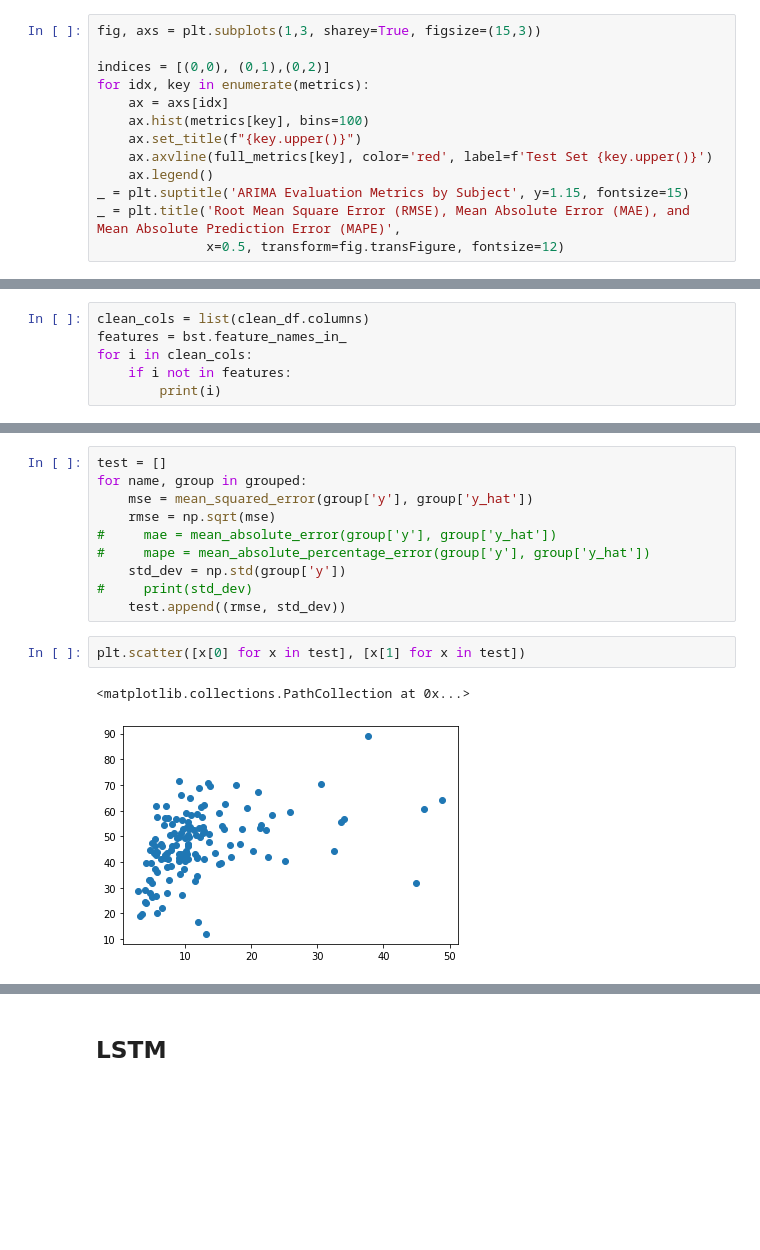
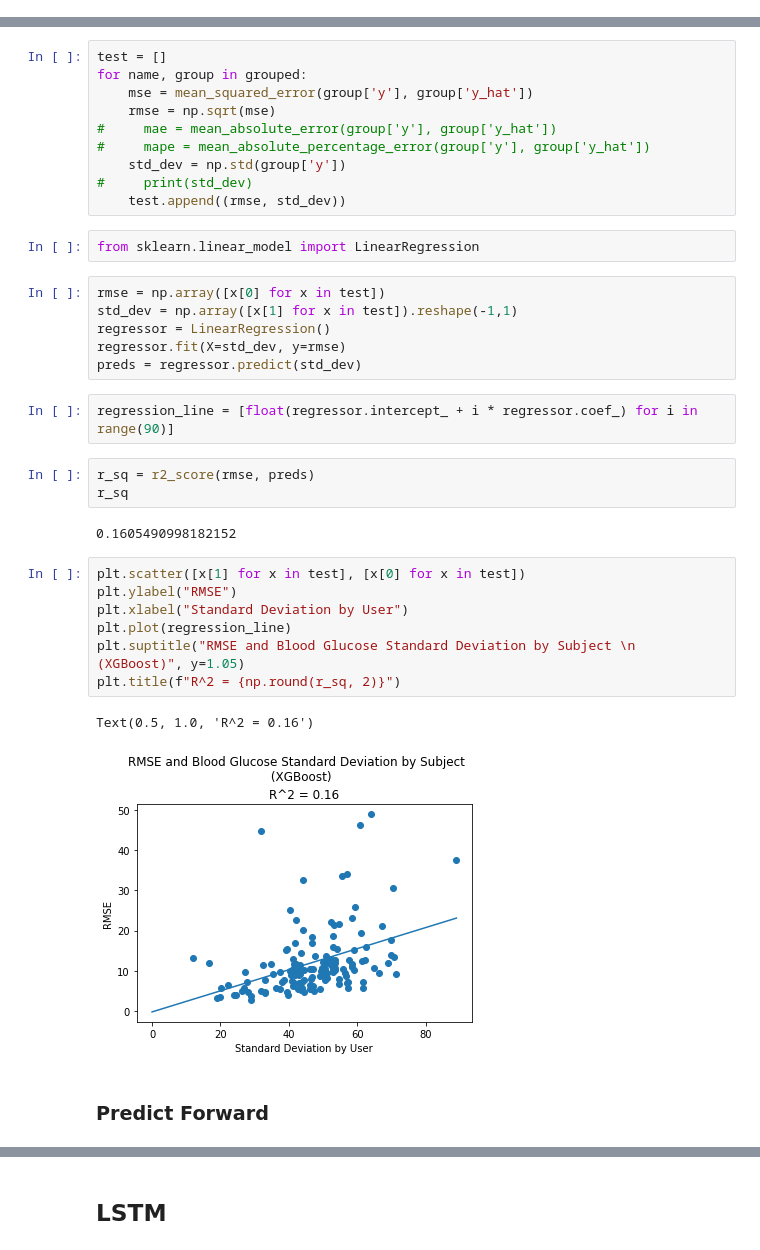
Before and after one commit to Spencer-Weston/BGPredict, a Jupyter notebook: bgpredict/Notebooks/MetricCalculation.ipynb, the cells around one changed output, grey strips where cells are left out. Drawn from its saved outputs; the diff is of its cells as text; blank space fills up the shorter version.

Commit message:
Save current MetricCalculation notebook and preparations for XGboost with held out subjects

```diff
--- a/bgpredict/Notebooks/MetricCalculation.ipynb
+++ b/bgpredict/Notebooks/MetricCalculation.ipynb
@@ -187,13 +188,0 @@ for i, j in enumerate(metrics):
-# %%
-fig, axs = plt.subplots(1,3, sharey=True, figsize=(15,3))
-
-indices = [(0,0), (0,1),(0,2)]
-for idx, key in enumerate(metrics):
-    ax = axs[idx]
-    ax.hist(metrics[key], bins=100)
-    ax.set_title(f"{key.upper()}")
-    ax.axvline(full_metrics[key], color='red', label=f'Test Set {key.upper()}')
-    ax.legend()
-_ = plt.suptitle('ARIMA Evaluation Metrics by Subject', y=1.15, fontsize=15)
-_ = plt.title('Root Mean Square Error (RMSE), Mean Absolute Error (MAE), and Mean Absolute Prediction Error (MAPE)',
-              x=0.5, transform=fig.transFigure, fontsize=12)
@@ -279,9 +276,3 @@ Text(0.5, 1.0, 'XGBoost Feature Importance')
 [figure]
 # %% [markdown]
 ### XGBoost Metrics
-# %%
-clean_cols = list(clean_df.columns)
-features = bst.feature_names_in_
-for i in clean_cols:
-    if i not in features:
-        print(i)
@@ -395,8 +353,30 @@ for name, group in grouped:
     std_dev = np.std(group['y'])
 #     print(std_dev)
     test.append((rmse, std_dev))
+# %%
+from sklearn.linear_model import LinearRegression
+# %%
+rmse = np.array([x[0] for x in test])
+std_dev = np.array([x[1] for x in test]).reshape(-1,1)
+regressor = LinearRegression()
+regressor.fit(X=std_dev, y=rmse)
+preds = regressor.predict(std_dev)
+# %%
+regression_line = [float(regressor.intercept_ + i * regressor.coef_) for i in range(90)]
+# %%
+r_sq = r2_score(rmse, preds)
+r_sq
+# %% [output]
+0.1605490998182152
 # %%
-plt.scatter([x[0] for x in test], [x[1] for x in test])
+plt.scatter([x[1] for x in test], [x[0] for x in test])
+plt.ylabel("RMSE")
+plt.xlabel("Standard Deviation by User")
+plt.plot(regression_line)
+plt.suptitle("RMSE and Blood Glucose Standard Deviation by Subject \n (XGBoost)", y=1.05)
+plt.title(f"R^2 = {np.round(r_sq, 2)}")
 # %% [output]
-<matplotlib.collections.PathCollection at 0x...>
+Text(0.5, 1.0, 'R^2 = 0.16')
-[figure, old version]
+[figure, new version]
+# %% [markdown]
+### Predict Forward
```
Also changed, not shown: parts of 37 cells of this notebook, 1 other file.
